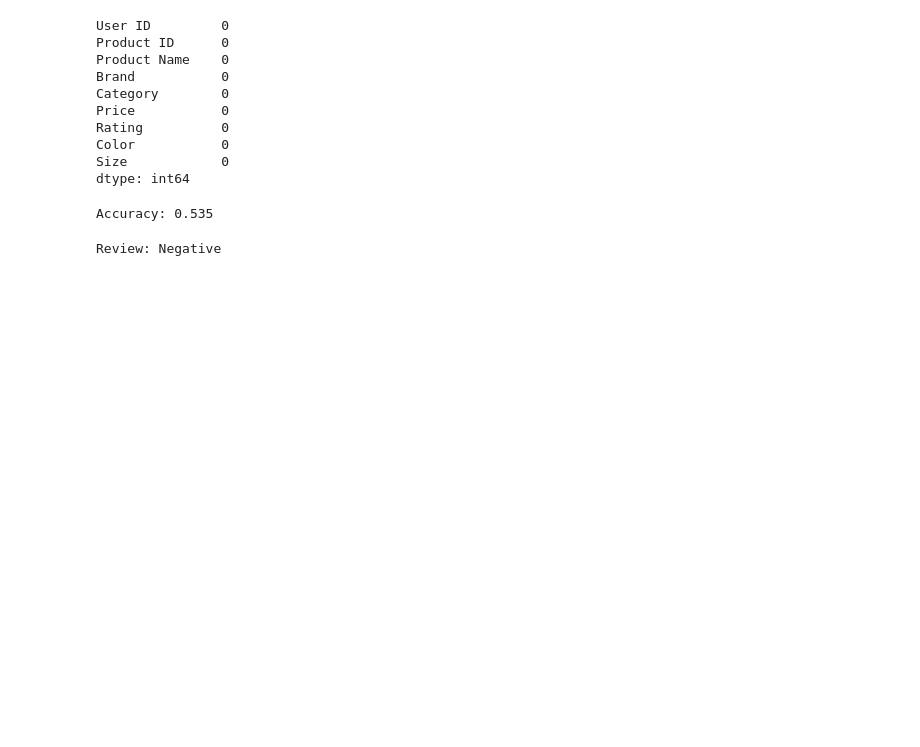
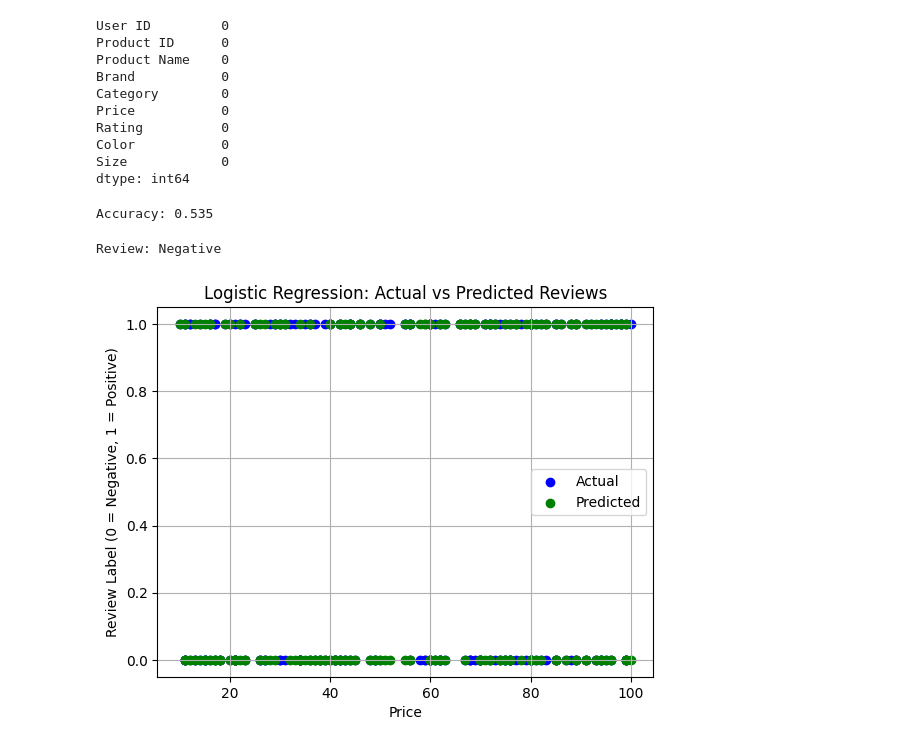
Before and after one commit to gayathri2647/Intern_DS_Python, a Jupyter notebook: emotion_logistic.ipynb, the cells around one changed output. Saved outputs shown, nothing was run; the diff lists cells and outputs as text; code cells hidden in the pictures; blank space fills up the shorter version.

```diff
--- a/emotion_logistic.ipynb
+++ b/emotion_logistic.ipynb
@@ -59,10 +59,12 @@ print("Review:", "Positive" if prediction == 1 else "Negative")
 Review: Negative
 # %%
 plt.scatter(x_test['Price'], y_test, color='blue', label='Actual')
-plt.scatter(x_test['Price'], y_pred, color='red', label='Predicted')
+plt.scatter(x_test['Price'], y_pred, color='green', label='Predicted')
 plt.title('Logistic Regression: Actual vs Predicted Reviews')
 plt.xlabel('Price')
 plt.ylabel('Review Label (0 = Negative, 1 = Positive)')
 plt.legend()
 plt.grid(True)
 plt.show()
+# %% [output]
+[figure, added]
```
